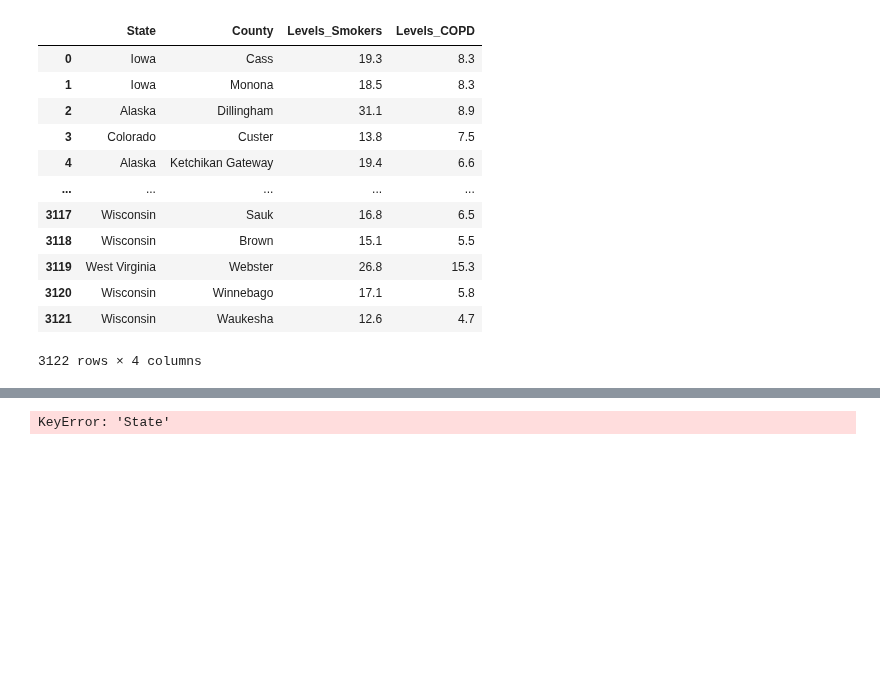
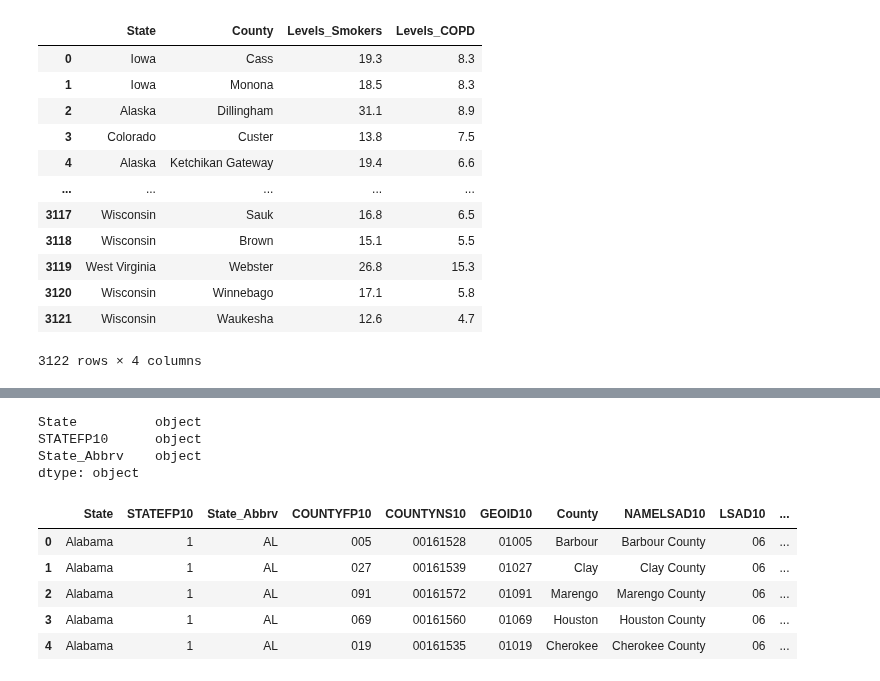
Before and after one commit to AvatarJoshi/copd_project, a Jupyter notebook: Data_Processing/DataMap.ipynb, the cells around one changed output, grey strips where cells are left out. Drawn from its saved outputs; the diff is of its cells as text; code cells hidden in the pictures; blank space fills up the shorter version.

```diff
--- a/Data_Processing/DataMap.ipynb
+++ b/Data_Processing/DataMap.ipynb
@@ -106,0 +143,3 @@ county_df.head()
+# %%
+fips_df.columns = ["State", "STATEFP10", "State_Abbrv"]
+fips_df.head()
@@ -107,5 +153,20 @@ county_df.head()
+# %%
+fips_df["STATEFP10"] = fips_df["STATEFP10"].astype('str')
+# %%
+fips_df.dtypes
+# %% [output]
+State          object
+STATEFP10      object
+State_Abbrv    object
+dtype: object
 # %%
-datamap_df = predicted_df.merge(county_df, on=["State", "County"])
+# Merge dataframes
+datamap_df = fips_df.merge(county_df, on="STATEFP10")
 datamap_df.head(5)
 # %% [output]
-KeyError: 'State'
+|  | State | STATEFP10 | State_Abbrv | COUNTYFP10 | COUNTYNS10 | GEOID10 | County | NAMELSAD10 | LSAD10 | ... |
+| 0 | Alabama | 1 | AL | 005 | 00161528 | 01005 | Barbour | Barbour County | 06 | ... |
+| 1 | Alabama | 1 | AL | 027 | 00161539 | 01027 | Clay | Clay County | 06 | ... |
+| 2 | Alabama | 1 | AL | 091 | 00161572 | 01091 | Marengo | Marengo County | 06 | ... |
+| 3 | Alabama | 1 | AL | 069 | 00161560 | 01069 | Houston | Houston County | 06 | ... |
+| 4 | Alabama | 1 | AL | 019 | 00161535 | 01019 | Cherokee | Cherokee County | 06 | ... |
```
Also changed, not shown: parts of 16 cells of this notebook, 7 other files.
